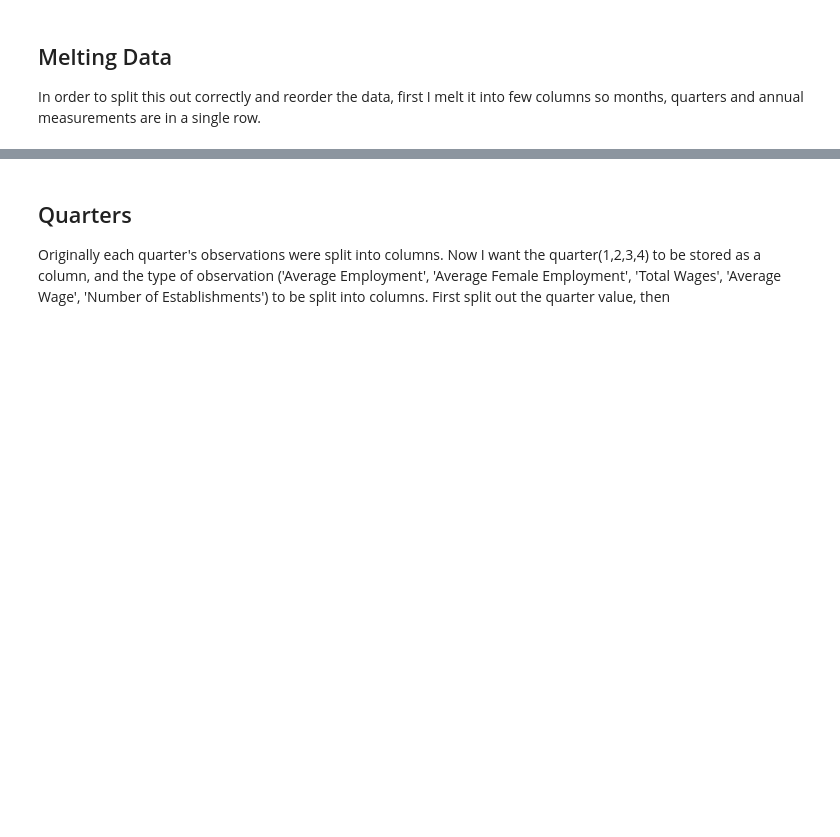
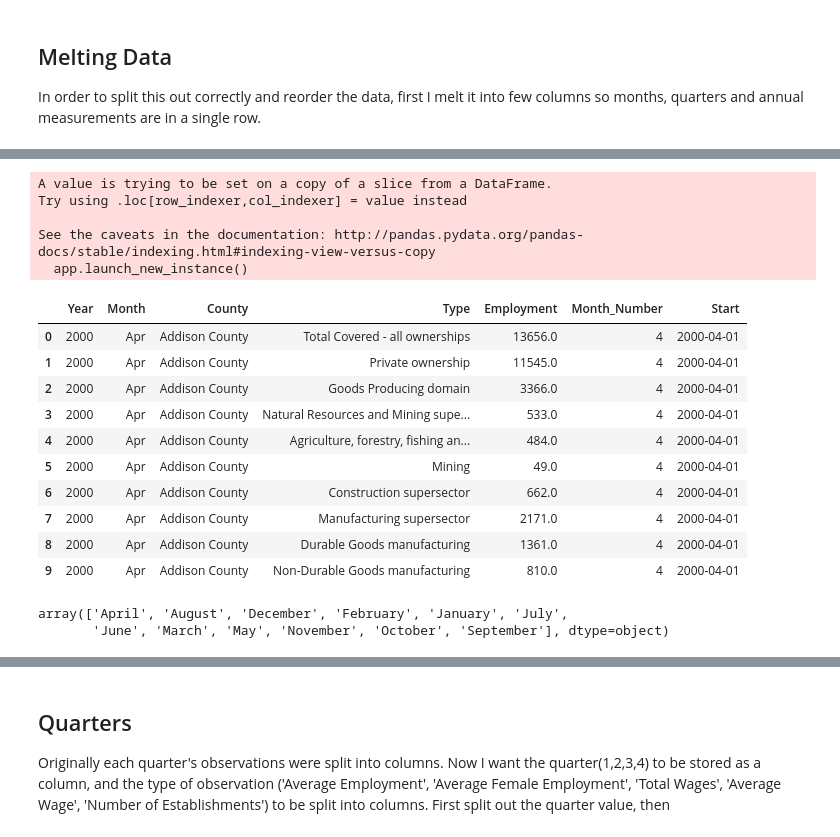
Before and after one commit to kefortney/Labor-Ind-Sect-State-County-2000-2017, a Jupyter notebook: 2. Transformation to Tidy Data Structure.ipynb, the cells around one changed output, grey strips where cells are left out. Saved outputs shown, nothing was run; the diff lists cells and outputs as text; code cells hidden in the pictures; blank space fills up the shorter version.

Commit message:
Correction to Step 2, additions to Data Exploration and updates to all produced csv files

```diff
--- a/2. Transformation to Tidy Data Structure.ipynb
+++ b/2. Transformation to Tidy Data Structure.ipynb
@@ -87,0 +97,4 @@ annualcnty.head()
+# %%
+monthscnty.columns = ['Year', 'County', 'Type', 'Month', 'Employment']
+monthscnty = monthscnty[['Year', 'Month','County', 'Type', 'Employment']]
+monthscnty.head()
@@ -87,0 +108,38 @@ annualcnty.head()
+# %%
+
+month_name = list(monthscnty['Month'])
+
+monthnum = []
+
+for month in month_name:
+    month_number = strptime(month, '%b').tm_mon
+    monthnum.append(month_number)
+
+
+monthscnty['Month_Number'] = monthnum
+# %%
+dateassemble = monthscnty[['Year','Month_Number']]
+dateassemble.columns = ['year','month']
+dateassemble['day'] = 1
+dateassemble = pd.to_datetime(dateassemble)
+monthscnty['Start'] = dateassemble
+# %% [output]
+A value is trying to be set on a copy of a slice from a DataFrame.
+Try using .loc[row_indexer,col_indexer] = value instead
+
+See the caveats in the documentation: http://pandas.pydata.org/pandas-docs/stable/indexing.html#indexing-view-versus-copy
+  app.launch_new_instance()
+# %%
+monthscnty.head(10)
+# %% [output]
+|  | Year | Month | County | Type | Employment | Month_Number | Start |
+| 0 | 2000 | Apr | Addison County | Total Covered - all ownerships | 13656.0 | 4 | 2000-04-01 |
+| 1 | 2000 | Apr | Addison County | Private ownership | 11545.0 | 4 | 2000-04-01 |
+| 2 | 2000 | Apr | Addison County | Goods Producing domain | 3366.0 | 4 | 2000-04-01 |
+| 3 | 2000 | Apr | Addison County | Natural Resources and Mining supe... | 533.0 | 4 | 2000-04-01 |
+| 4 | 2000 | Apr | Addison County | Agriculture, forestry, fishing an... | 484.0 | 4 | 2000-04-01 |
+| 5 | 2000 | Apr | Addison County | Mining | 49.0 | 4 | 2000-04-01 |
+| 6 | 2000 | Apr | Addison County | Construction supersector | 662.0 | 4 | 2000-04-01 |
+| 7 | 2000 | Apr | Addison County | Manufacturing supersector | 2171.0 | 4 | 2000-04-01 |
+| 8 | 2000 | Apr | Addison County | Durable Goods manufacturing | 1361.0 | 4 | 2000-04-01 |
+| 9 | 2000 | Apr | Addison County | Non-Durable Goods manufacturing | 810.0 | 4 | 2000-04-01 |
@@ -87,0 +152,5 @@ annualcnty.head()
+# %%
+pd.unique(monthscnty['Month'])
+# %% [output]
+array(['April', 'August', 'December', 'February', 'January', 'July',
+       'June', 'March', 'May', 'November', 'October', 'September'], dtype=object)
```
Also changed, not shown: parts of 32 cells of this notebook, 10 other files.
